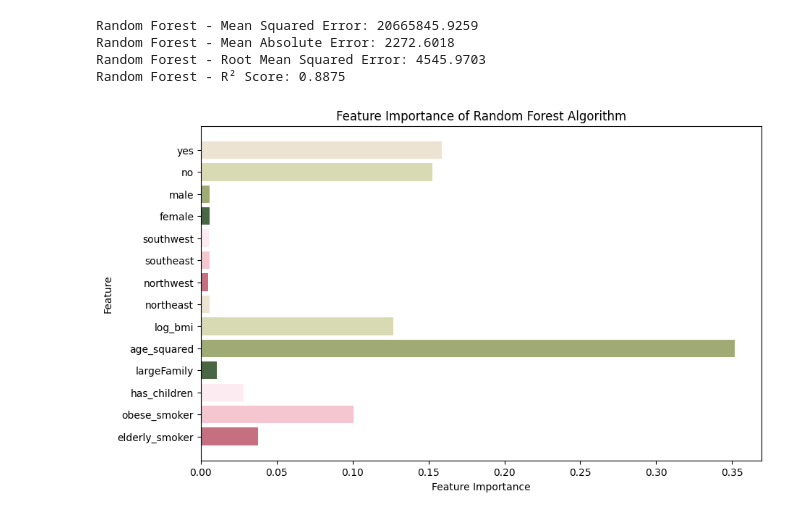
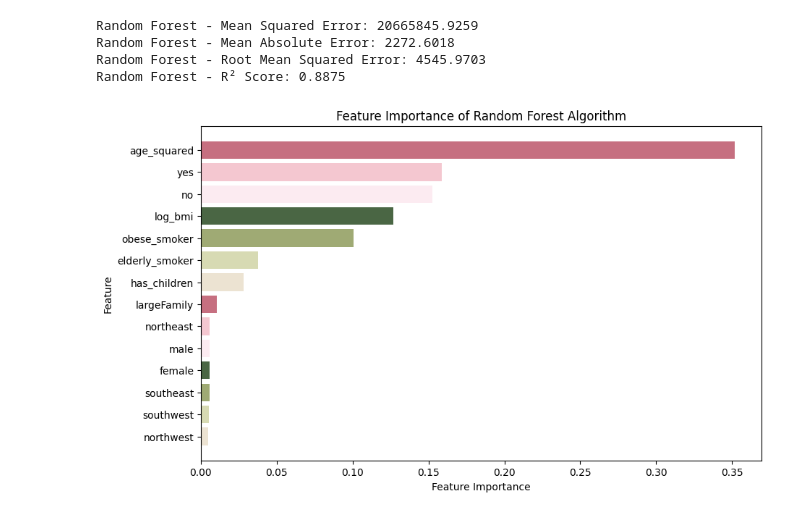
Before and after one commit to Mikayla-ds2/insurance_ml, a Jupyter notebook: model.ipynb, the cells around one changed output. Cells and saved outputs as stored; diff of their text form; code cells hidden in the pictures.

Commit message:
permutation feature importance & sorted graphs completed; onto error analysis

```diff
--- a/model.ipynb
+++ b/model.ipynb
@@ -458,16 +463,20 @@ Random Forest - R² Score: 0.8875
 # %%
 # feature importance for random forests
 importance = best_rf_model.feature_importances_
 x_names = ['elderly_smoker', 'obese_smoker', 'has_children', 'largeFamily',	'age_squared',	'log_bmi',	'northeast',	'northwest',	'southeast',	'southwest',	'female',	'male',	'no',	'yes']
+feature_importances = list(zip(x_names, importance))
+feature_importances_sorted = sorted(feature_importances, key=lambda x: x[1], reverse=True)
+sorted_names, sorted_importance = zip(*feature_importances_sorted)
 
 plt.figure(figsize=(10, 6))
-plt.barh(range(x_train.shape[1]), importance, align='center', color=palette)
-plt.yticks(np.arange(x_train.shape[1]), x_names)
+plt.barh(range(len(sorted_importance)), sorted_importance, align='center', color=palette)
+plt.yticks(np.arange(len(sorted_importance)), sorted_names)
+plt.gca().invert_yaxis()
 plt.xlabel('Feature Importance')
 plt.ylabel('Feature')
 plt.title('Feature Importance of Random Forest Algorithm')
 plt.show()
 # %% [output]
-[figure, old version]
+[figure, new version]
 # %%
 # simple nn arch
```
Also changed, not shown: parts of 9 cells of this notebook.
